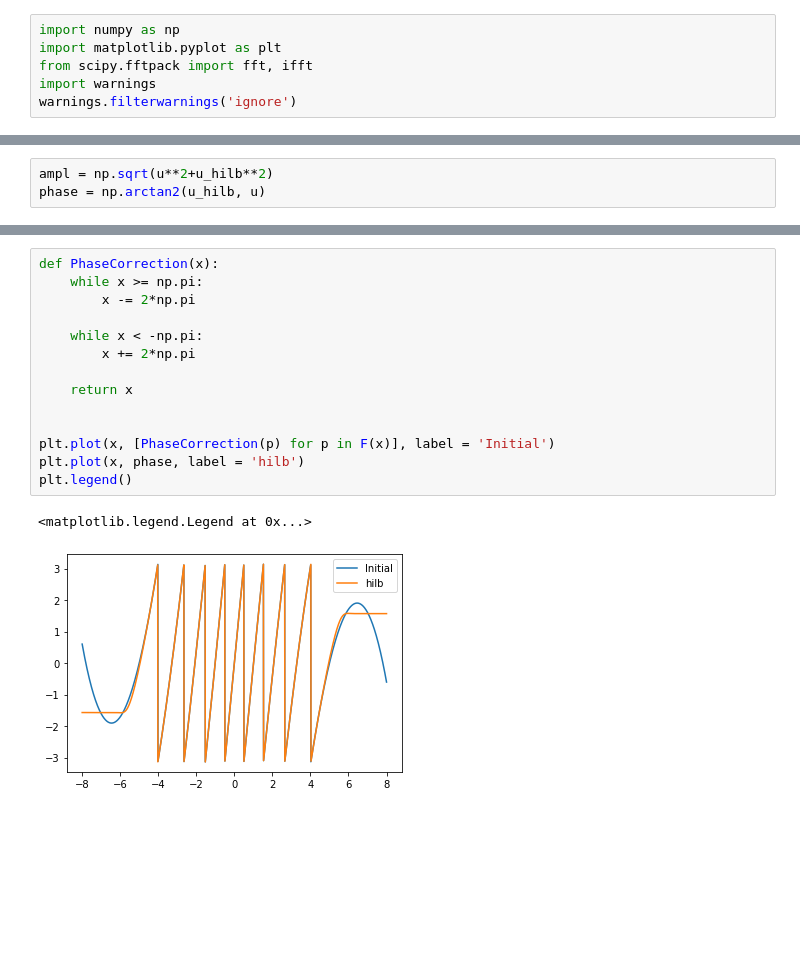
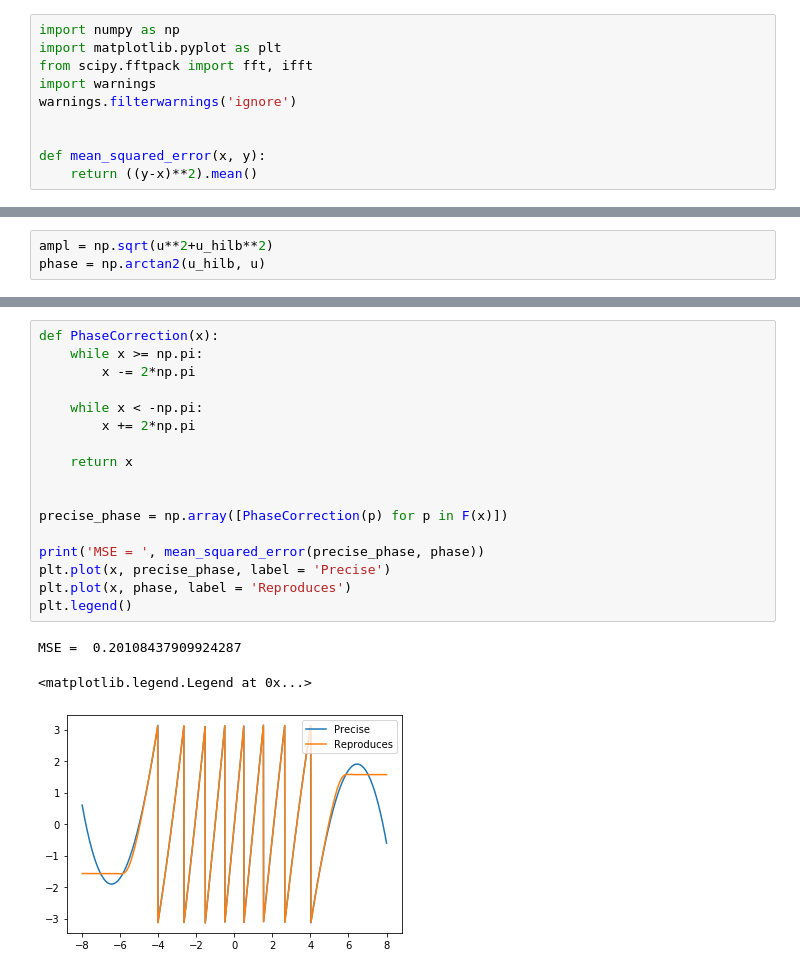
Before and after one commit to dimared/vmetf, a Jupyter notebook: task2_6.ipynb, the cells around one changed output, grey strips where cells are left out. Saved outputs shown, nothing was run; the diff lists cells and outputs as text; blank space fills up the shorter version.

```diff
--- a/task2_6.ipynb
+++ b/task2_6.ipynb
@@ -4,6 +4,10 @@ import matplotlib.pyplot as plt
 from scipy.fftpack import fft, ifft
 import warnings
 warnings.filterwarnings('ignore')
+
+
+def mean_squared_error(x, y):
+    return ((y-x)**2).mean()
 # %% [markdown]
 **Задача 35.** *(Восстановление аплитуды и фазы квазипериодического сигнала по отсчетным данным)*
 
@@ -76,17 +83,21 @@ plt.plot(x, ampl)
 # %%
 def PhaseCorrection(x):
     while x >= np.pi:
         x -= 2*np.pi
 
     while x < -np.pi:
         x += 2*np.pi
 
     return x
 
 
-plt.plot(x, [PhaseCorrection(p) for p in F(x)], label = 'Initial')
-plt.plot(x, phase, label = 'hilb')
+precise_phase = np.array([PhaseCorrection(p) for p in F(x)])
+
+print('MSE = ', mean_squared_error(precise_phase, phase))
+plt.plot(x, precise_phase, label = 'Precise')
+plt.plot(x, phase, label = 'Reproduces')
 plt.legend()
 # %% [output]
-<matplotlib.legend.Legend at 0x...>
+MSE =  0.20108437909924287
+<matplotlib.legend.Legend at 0x...>
-[figure, old version]
+[figure, new version]
```
Also changed, not shown: parts of 1 cell of this notebook.
